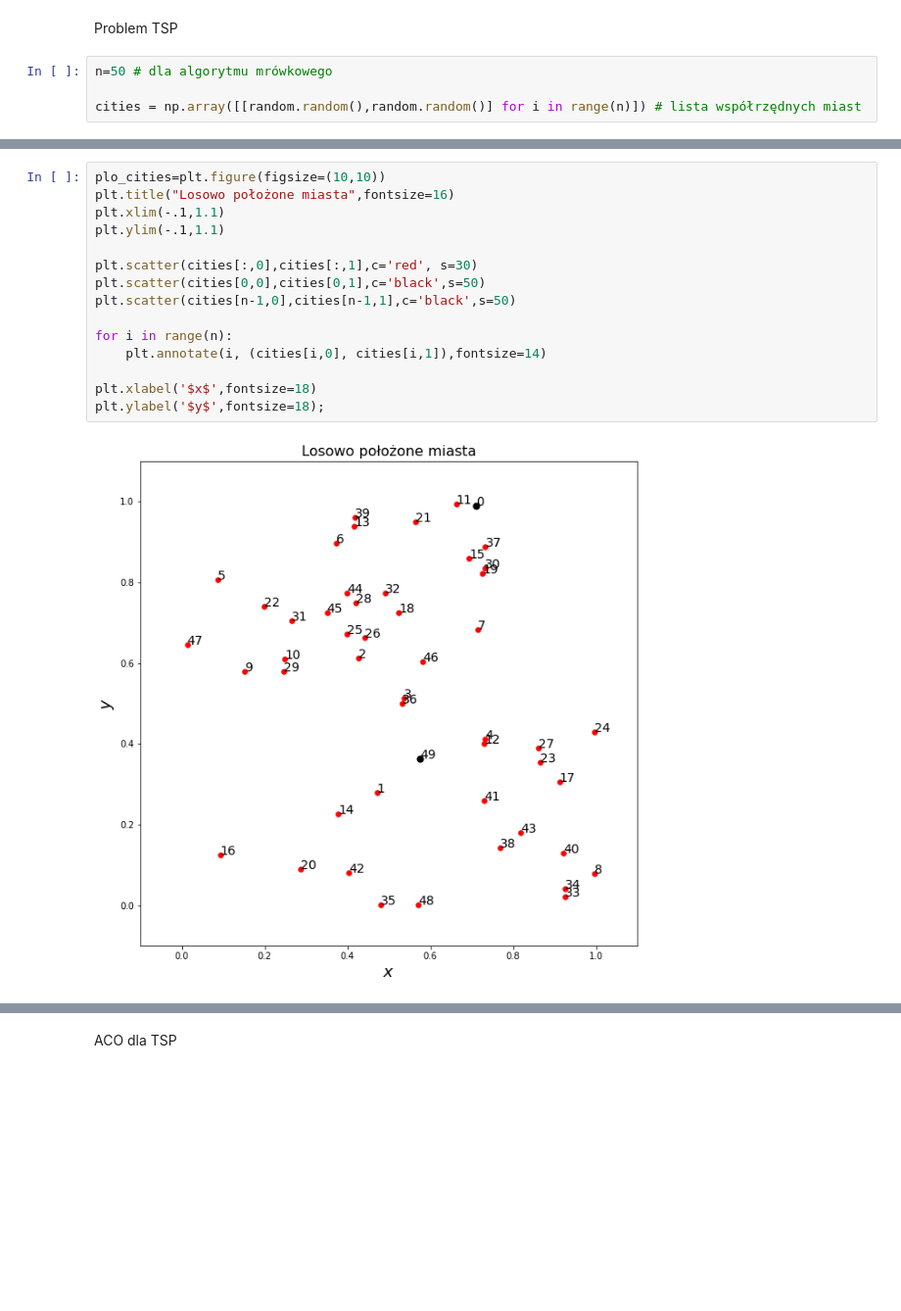
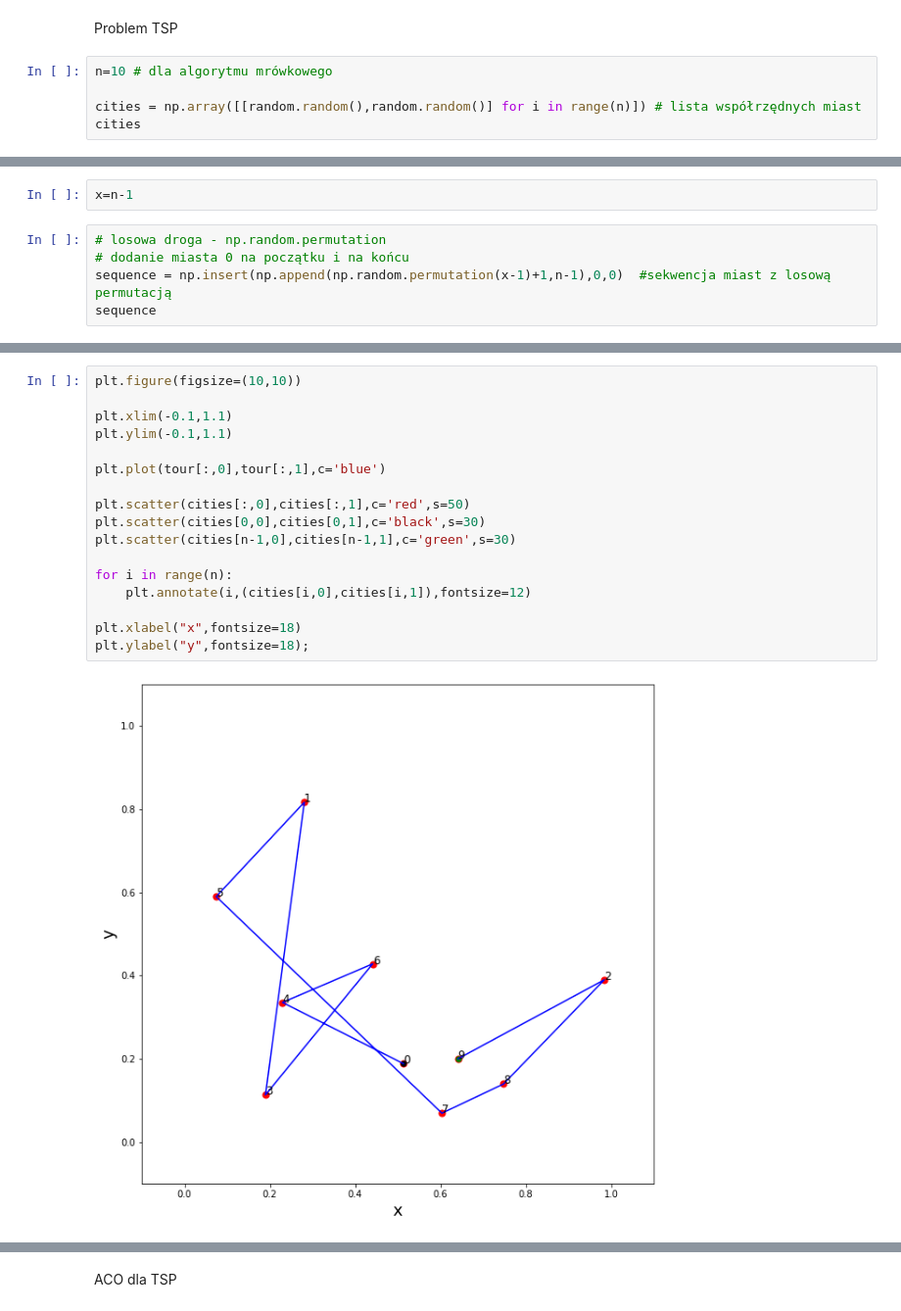
Before and after one commit to pkky/Projekty, a Jupyter notebook: ProjektS.ipynb, the cells around one changed output, grey strips where cells are left out. Shown: that part at 98% size. Cells and saved outputs as stored; diff of their text form; blank space fills up the shorter version.

```diff
--- a/ProjektS.ipynb
+++ b/ProjektS.ipynb
@@ -18,6 +22,7 @@ from itertools import accumulate
 # %% [markdown]
 Problem TSP
 # %%
-n=50 # dla algorytmu mrówkowego
+n=10 # dla algorytmu mrówkowego
 
 cities = np.array([[random.random(),random.random()] for i in range(n)]) # lista współrzędnych miast
+cities
@@ -27,0 +65,7 @@ def dist(i, j):
+# %%
+x=n-1
+# %%
+# losowa droga - np.random.permutation
+# dodanie miasta 0 na początku i na końcu
+sequence = np.insert(np.append(np.random.permutation(x-1)+1,n-1),0,0)  #sekwencja miast z losową permutacją
+sequence
@@ -32,17 +101,19 @@ def len_path(path):
 # %%
-plo_cities=plt.figure(figsize=(10,10))
-plt.title("Losowo położone miasta",fontsize=16)
-plt.xlim(-.1,1.1)
-plt.ylim(-.1,1.1)
+plt.figure(figsize=(10,10))
 
-plt.scatter(cities[:,0],cities[:,1],c='red', s=30)
-plt.scatter(cities[0,0],cities[0,1],c='black',s=50)
-plt.scatter(cities[n-1,0],cities[n-1,1],c='black',s=50)
+plt.xlim(-0.1,1.1)
+plt.ylim(-0.1,1.1)
+
+plt.plot(tour[:,0],tour[:,1],c='blue')
+
+plt.scatter(cities[:,0],cities[:,1],c='red',s=50)
+plt.scatter(cities[0,0],cities[0,1],c='black',s=30)
+plt.scatter(cities[n-1,0],cities[n-1,1],c='green',s=30)
 
 for i in range(n):
-    plt.annotate(i, (cities[i,0], cities[i,1]),fontsize=14)
+    plt.annotate(i,(cities[i,0],cities[i,1]),fontsize=12)
 
-plt.xlabel('$x$',fontsize=18)
-plt.ylabel('$y$',fontsize=18);
+plt.xlabel("x",fontsize=18)
+plt.ylabel("y",fontsize=18);
 # %% [output]
-[figure, old version]
+[figure, new version]
```
Also changed, not shown: parts of 33 cells of this notebook.
